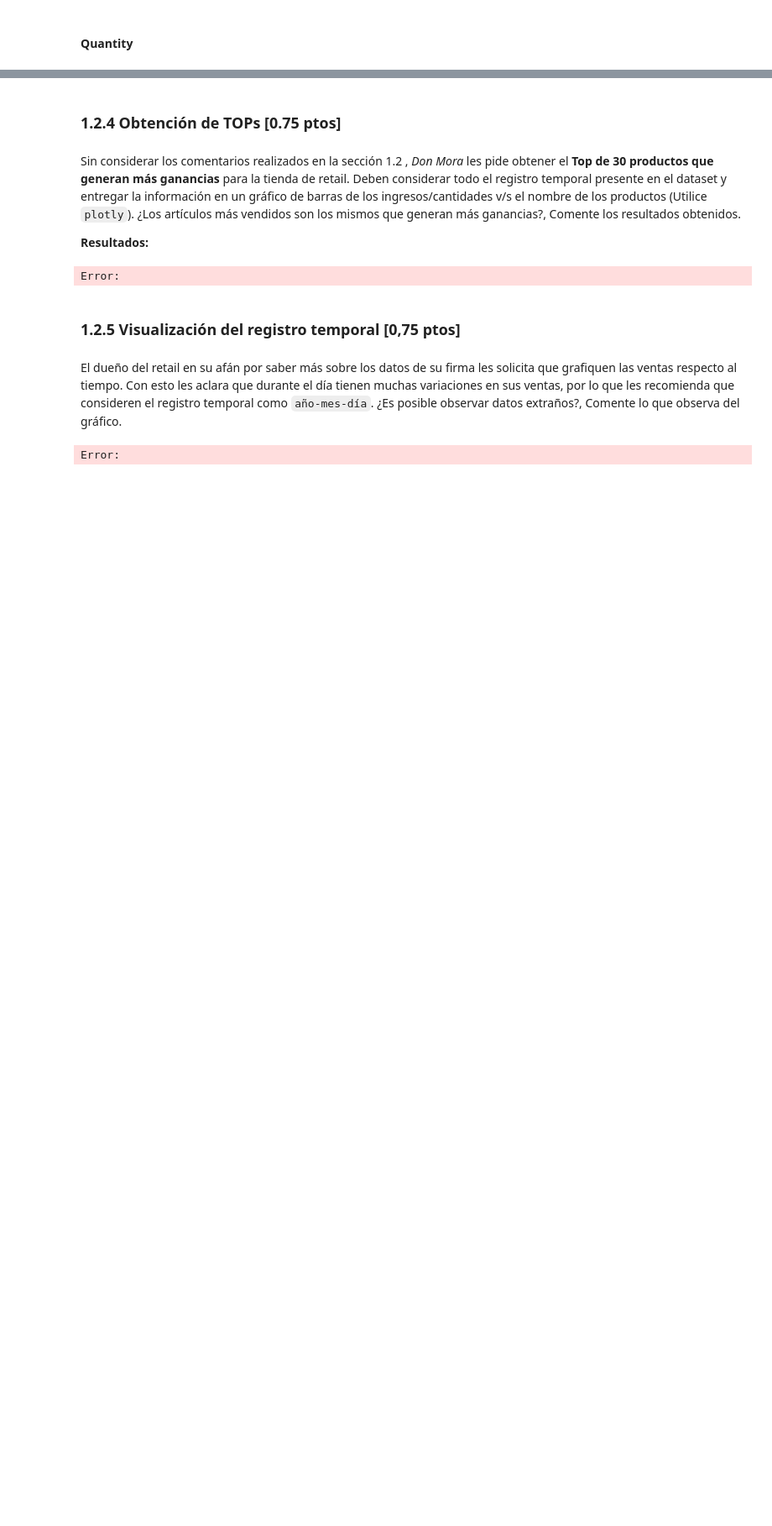
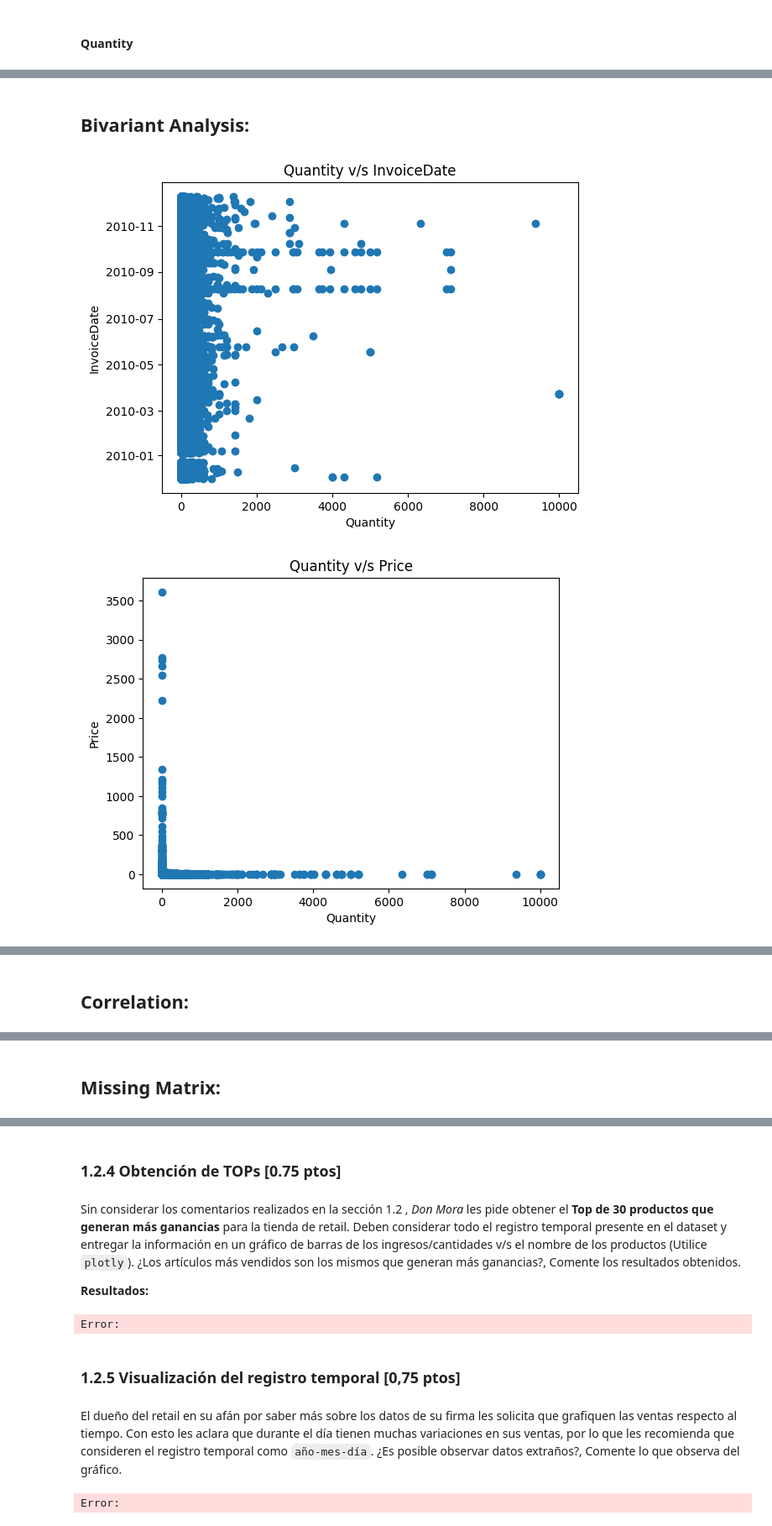
Before and after one commit to ClaudiaRayen/MDS7202-Laboratorios, a Jupyter notebook: Laboratorio6_Enunciado.ipynb, the cells around one changed output, grey strips where cells are left out. Shown at 84% size. Saved outputs shown, nothing was run; the diff lists cells and outputs as text; code cells hidden in the pictures; blank space fills up the shorter version.

```diff
--- a/Laboratorio6_Enunciado.ipynb
+++ b/Laboratorio6_Enunciado.ipynb
@@ -511,9 +511,12 @@ def limpiar(df):
     df = df[df['Quantity'] >= 0]
     # Excluir filas en que Price es negativo o cero o tiene valores mayores a 5000
     df = df[(df['Price'] > 0) & (df['Price'] <= 5000)]
+    # Contar la frecuencia de cada país
+    country_counts = df['Country'].value_counts()
+    # Filtrar las filas donde la frecuencia del país sea mayor o igual a 2000
+    df = df[df['Country'].isin(country_counts[country_counts >= 2000].index)]
     return df
 
-limpiar(df_retail)
 df_retail = limpiar(df_retail)
 df_retail
 # %% [output]
@@ -677,0 +735,6 @@ En cuanto a la forma de la distribución de los datos, se observa una kurtosis c
+# %%
+profile_df(df_retail)
+# %% [output]
+## Bivariant Analysis:
+[figure, added]
+[figure, added]
@@ -677,0 +742 @@ En cuanto a la forma de la distribución de los datos, se observa una kurtosis c
+## Correlation:
@@ -677,0 +745 @@ En cuanto a la forma de la distribución de los datos, se observa una kurtosis c
+## Missing Matrix:
```
Also changed, not shown: parts of 28 cells of this notebook.
